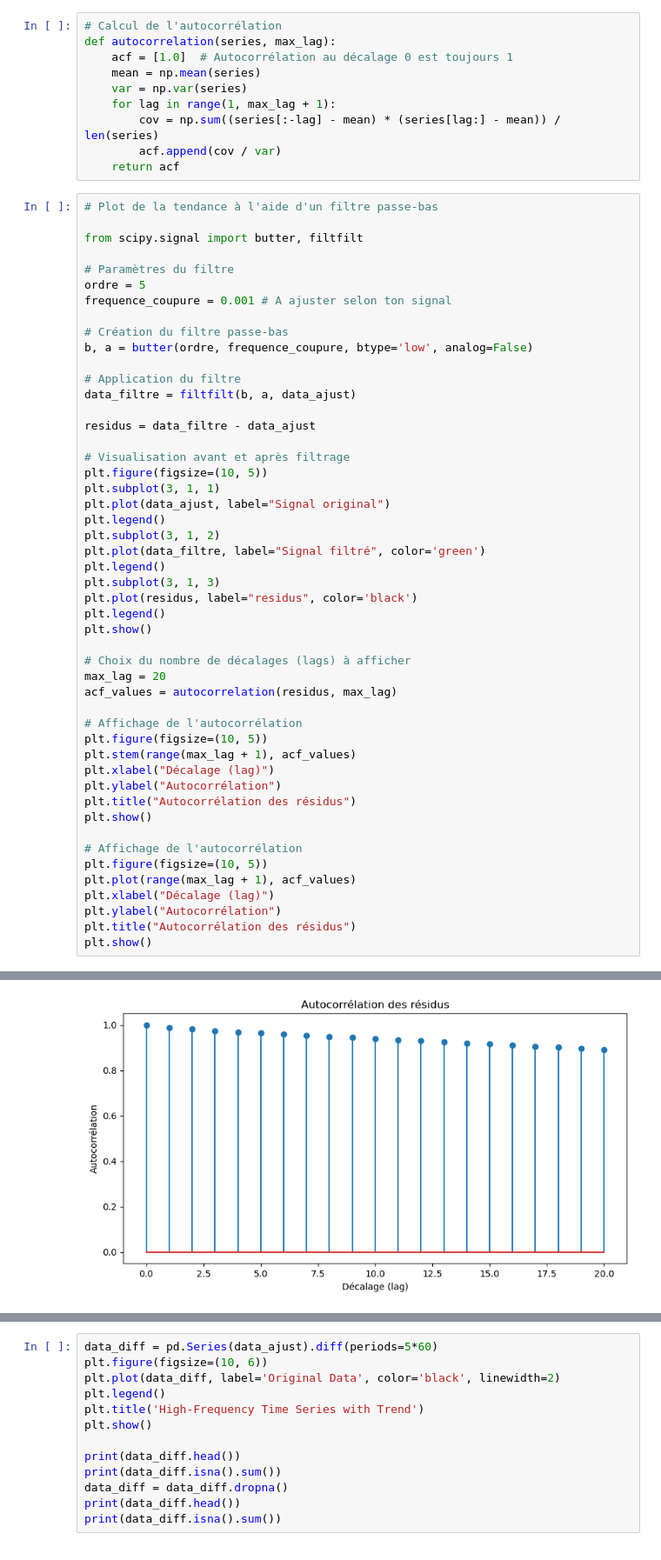
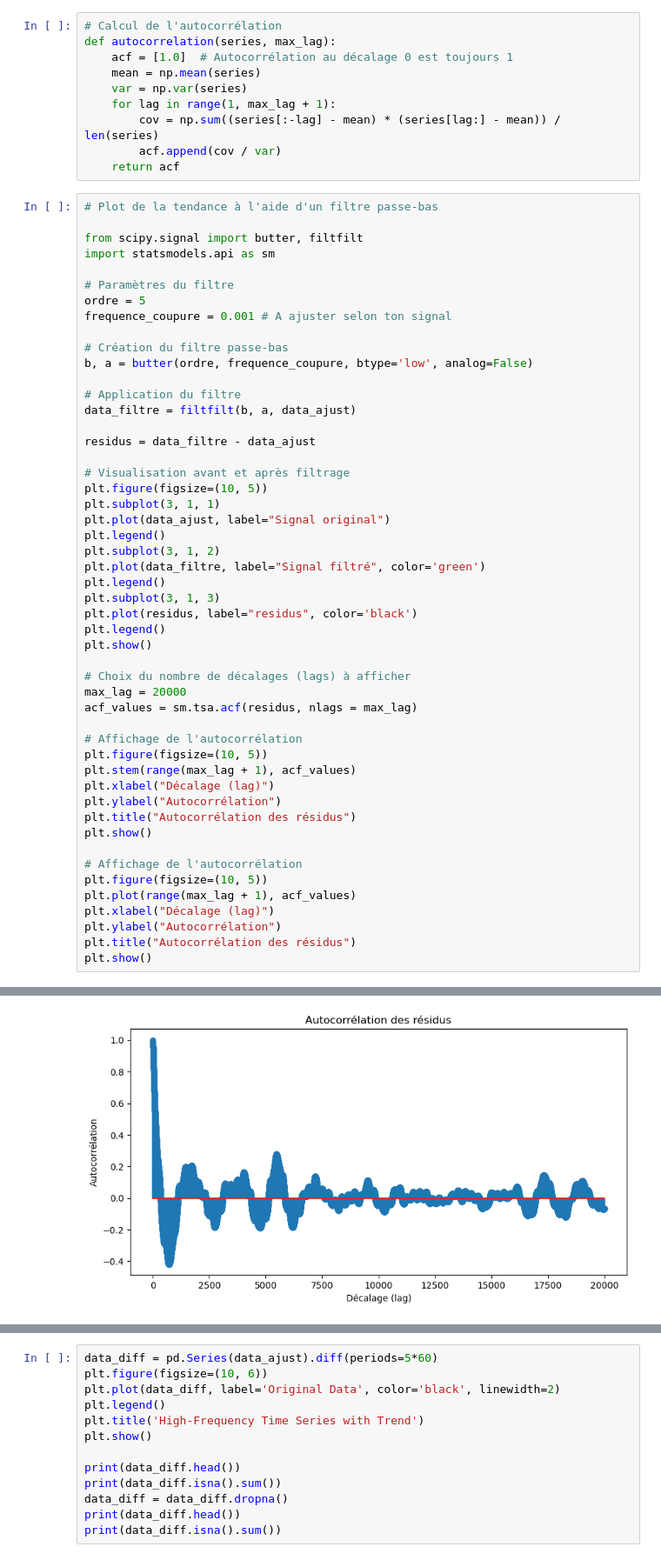
Before and after one commit to PiDchsn/Projet-RI, a Jupyter notebook: Analyse.ipynb, the cells around one changed output, grey strips where cells are left out. Shown at 87% size. Drawn from its saved outputs; the diff is of its cells as text.

```diff
--- a/Analyse.ipynb
+++ b/Analyse.ipynb
@@ -596,6 +596,7 @@ def autocorrelation(series, max_lag):
 # Plot de la tendance à l'aide d'un filtre passe-bas
 
 from scipy.signal import butter, filtfilt
+import statsmodels.api as sm
 
 # Paramètres du filtre
 ordre = 5
@@ -614,33 +615,33 @@ plt.figure(figsize=(10, 5))
 plt.subplot(3, 1, 1)
 plt.plot(data_ajust, label="Signal original")
 plt.legend()
 plt.subplot(3, 1, 2)
 plt.plot(data_filtre, label="Signal filtré", color='green')
 plt.legend()
 plt.subplot(3, 1, 3)
 plt.plot(residus, label="residus", color='black')
 plt.legend()
 plt.show()
 
 # Choix du nombre de décalages (lags) à afficher
-max_lag = 20
-acf_values = autocorrelation(residus, max_lag)
+max_lag = 20000
+acf_values = sm.tsa.acf(residus, nlags = max_lag)
 
 # Affichage de l'autocorrélation
 plt.figure(figsize=(10, 5))
 plt.stem(range(max_lag + 1), acf_values)
 plt.xlabel("Décalage (lag)")
 plt.ylabel("Autocorrélation")
 plt.title("Autocorrélation des résidus")
 plt.show()
 
 # Affichage de l'autocorrélation
 plt.figure(figsize=(10, 5))
 plt.plot(range(max_lag + 1), acf_values)
 plt.xlabel("Décalage (lag)")
 plt.ylabel("Autocorrélation")
 plt.title("Autocorrélation des résidus")
 plt.show()
 # %% [output]
 [figure]
-[figure, old version]
+[figure, new version]
```
Also changed, not shown: parts of 2 cells of this notebook.
